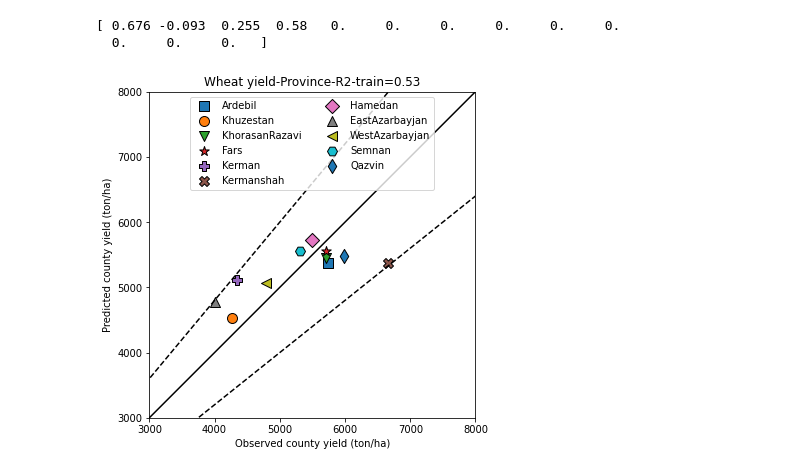
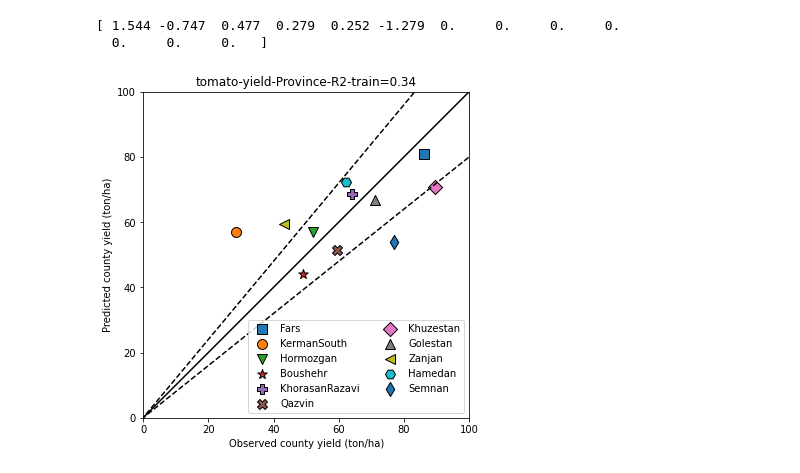
Before and after one commit to DanialAmini/crop-yield, a Jupyter notebook: province/tomato-province-05Mordad1401-27July2022.ipynb, the cells around one changed output. Saved outputs shown, nothing was run; the diff lists cells and outputs as text; code cells hidden in the pictures.

```diff
--- a/province/tomato-province-05Mordad1401-27July2022.ipynb
+++ b/province/tomato-province-05Mordad1401-27July2022.ipynb
@@ -15,6 +13,6 @@ from scipy.optimize import minimize
 np.set_printoptions(suppress=True)  #suppress scientific notation numpy
 pd.set_option("display.max_columns",None) #show all columns
 # %%
-df1=pd.read_csv('dataset\tomato-province.csv',engine='python', encoding='utf-8',encoding_errors='ignore')
+df1=pd.read_csv('dataset/tomato-province.csv')
 #df_county1.drop(columns=['Province_number', 'County_number'])
 #display(df_county1)
@@ -23,11 +19,7 @@ OSError: [Errno 22] Invalid argument: 'dataset\tomato-province.csv'
 # %%
-#df_county2 = df_county1[['Province','County','Region','Region_NW1SW2NE3','growth_days','irrig_count'
-#                         ,'irrig_wat_m3ha','Ecwat','soil_texture_heavy0normallight1'
-#                         , 'ETo_mm','elevation_m', 'latitude','longitude','yield_tonha' ]].copy()
+
 df2=df1.copy()
 display(df2)
-df2=df1[['Province','Province_no','Farm_count','ECwatirrig_dsm','LongitudeDegree','LatitudeDegree'
-         ,'SoilTexture1Light2Normal3Heavy','GrowthLength150200_123','number_of_irrig'
-         ,'effective_rain_fao_currentyear_mm','Et_clim_data_this_year_mm'
-                       ,'water_vol_m3ha','yield_kgha','leeching_need_percent']].copy()
+df2=df1[['Province','Farm_count','Yield1_kgha','Ecwat_dSm','Ecsoil_dSm','Farm_area_ha'
+         ,'GD_days','Rain_Growth_mm','EffectiveRain_Growth_mm','IrrigWat_m3ha','Yield_tonha']].copy()
 display(df2)
@@ -59,23 +71,13 @@ a = [1.358, 0,0,0,0,0,0,0,0,0,0,0,0]
 
 def func1(a,x):
     x_ecwat=x[:,0]
-    x_soil=x[:,1]
-    x_gd=x[:,2]
-    x_ie=x[:,3]
-    x_eto=x[:,4]
-    x_rain=x[:,5]
-    x_wat=x[:,6]
-    x_leech=x[:,7]
-    x_longt=x[:,8]
-    x_lat=x[:,9]
+    x_gd=x[:,1]
+    x_rain=x[:,2]
+    x_wat=x[:,3]
+    x_y1=x[:,4]
 
-    #return 5000*(a[0]+a[1]*x_gd/3+a[2]*x_eto/900+a[3]*x_wat/10000)
-    #return 5000*(a[0]+a[1]*x_soil+a[2]*x_rain/300+a[3]*x_wat/10000)
-    #return 5000*(a[0]+a[1]*x_ecwat/3+a[2]*x_gd/3+a[3]*x_wat/10000)
-    #return 5000*(a[0]+a[1]*x_ie/10+a[2]*x_rain/300+a[3]*x_wat/10000)
-    #return 5000*(a[0]+a[1]*x_lat/40+a[2]*x_rain/300+a[3]*x_wat/10000)
-    #return 5000*(a[0]+a[1]*x_longt/60+a[2]*x_rain/300+a[3]*x_wat/10000)
-    return 5000*(a[0]+a[1]*x_leech/5+a[2]*x_rain/300+a[3]*x_wat/10000)
+
+    return 90*(a[0]+a[1]*x_ecwat/4+a[2]*x_rain/300+a[3]*x_wat/12000+a[4]*x_y1/60000+a[5]*x_gd/170)
 
 
 
@@ -85,47 +87,41 @@ func2= lambda a: np.dot(y-func1(a,x),y-func1(a,x))/50**2
 
 res = minimize(func2,a)
 a=np.round(res.x,3)
 
 print(a)
 
-y1= 5000*(0.401+0.429*x_gd/3+0.103*x_eto/900+0.374*x_wat/10000)
-y2= 5000*(-0.074+0.252*x_soil+0.361*x_rain/300+0.616*x_wat/10000)
-y3 = 5000*(0.473+-0.119*x_ecwat/3+0.39*x_gd/3+0.539*x_wat/10000)
-y4 = 5000*(0.552+0.224*x_ie/10+0.294*x_rain/300+0.334*x_wat/10000)
-y5 = 5000*(-0.606+1.165*x_lat/40+0.554*x_rain/300+0.638*x_wat/10000)
-y6= 5000*(1.014+-0.487*x_longt/60+0.296*x_rain/300+0.54*x_wat/10000)
-y7 = 5000*(0.676+-0.093*x_leech/5+0.255*x_rain/300+0.58*x_wat/10000)
+y1=90*(1.544+-0.747*x_ecwat/4+0.477*x_rain/300+0.279*x_wat/12000+0.252*x_y1/60000+-1.279*x_gd/170)
 
 y_hat_lin1=func1(a,x)
-y_hat_lin1=(y1+y2+y3+y4+y5+y6+y7)/7
+y_hat_lin1=y1
 
 fig = plt.figure()
 ax = fig.add_subplot(111)
 fig.set_size_inches(6, 6)
 
 markers_=['s','o','v','*','P','X','D','^','<','H','d','P','X','D']
 
 for i in range(N):
     m=ax.scatter(y[i], y_hat_lin1[i],marker=markers_[i],label=province[i],s=100,edgecolor='k')
 
-ax.legend(loc='upper center',ncol=2)
+ax.legend(loc='lower right',ncol=2)
 
 ax.plot(np.array([0,10000]),np.array([0,10000]), 'k-')
 ax.plot(np.array([10000,0,10000]),np.array([12000,0,8000]), 'k--')
 ax.set_xlabel('Observed county yield (ton/ha)')
 ax.set_ylabel('Predicted county yield (ton/ha)')
-ax.set_xlim(left=3000,right=8000)
-ax.set_ylim(bottom=3000,top=8000)
+ax.set_xlim(left=0,right=100)
+ax.set_ylim(bottom=0,top=100)
 ax.set_aspect('equal')
 #ax.set_title("Linear Regression-R2="+str(np.round(r2_score(y,y_hat_lin1),3)))
 R2=np.round(r2_score(y,y_hat_lin1),3)
 
 ax.set_title("tomato-yield-Province-R2-train="+str(R2))
-fig.savefig('fig\tomato_province_yield_fusion.png', dpi=300)
+fig.savefig('fig/tomato_province_yield_fusion.png', dpi=300)
 # %% [output]
-[ 0.676 -0.093  0.255  0.58   0.     0.     0.     0.     0.     0.
+[ 1.544 -0.747  0.477  0.279  0.252 -1.279  0.     0.     0.     0.
   0.     0.     0.   ]
-[figure, old version]
+[figure, new version]
 # %%
 for i in range(N):
     plt.scatter(x_wat[i], y[i],marker=markers_[i],label=province[i],s=100,edgecolor='k')
```
Also changed, not shown: parts of 5 cells of this notebook, 4 other files.
